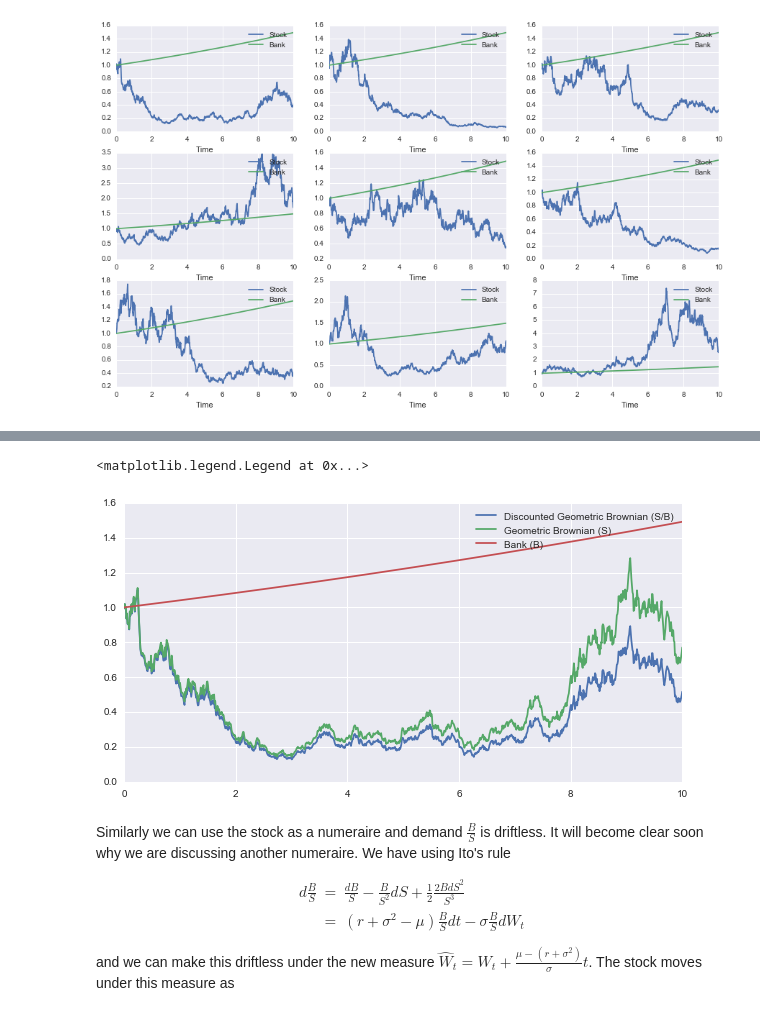
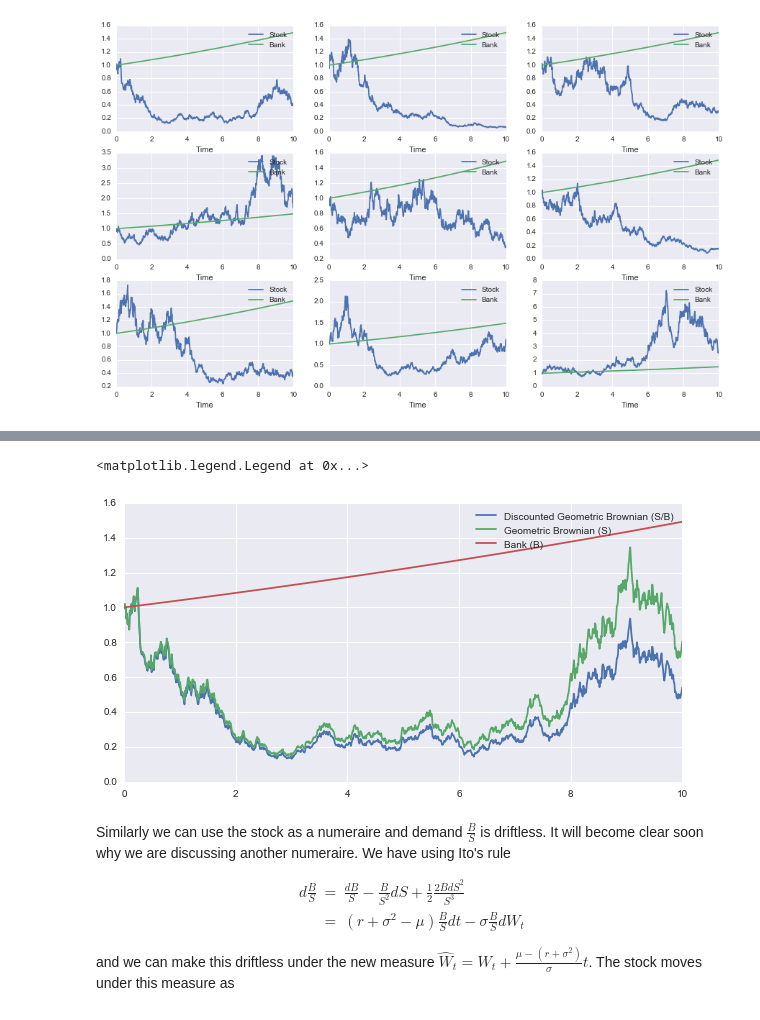
Before and after one commit to borundev/StochasticProcesses, a Jupyter notebook: GeometricBrownianMotion_and_EuropeanOptions.ipynb, the cells around one changed output, grey strips where cells are left out. Drawn from its saved outputs; the diff is of its cells as text; code cells hidden in the pictures.

```diff
--- a/GeometricBrownianMotion_and_EuropeanOptions.ipynb
+++ b/GeometricBrownianMotion_and_EuropeanOptions.ipynb
@@ -68,10 +80,7 @@ import matplotlib.pyplot as plt
 import seaborn as sns
 from IPython.core.pylabtools import figsize
 %matplotlib inline
-
 from MonteCarloPaths import Paths, WeinerPaths
-
-
 
 class GeometricWeinerPaths(Paths):
 
@@ -97,10 +106,8 @@ class GeometricWeinerPaths(Paths):
 
 
         for i in range(nsteps-1):
-            self.paths[:,i+1]=self.paths[:,i]*(1+self.mu*self.dt+self.sigma*self.dW*self.randoms[:,i])
-
-
-
+            #self.paths[:,i+1]=self.paths[:,i]*(1+self.mu*self.dt+self.sigma*self.dW*self.randoms[:,i])
+            self.paths[:,i+1]=self.paths[:,i]*np.exp( (self.mu-.5*self.sigma**2)*self.dt + self.sigma*self.dW*self.randoms[:,i])
 num_steps_weiner=1000
 sigma=1
 mu=.1
@@ -110,19 +117,9 @@ mu=.1
 ### Compare Brownian to Geometric Brownian **using same random steps ** ###
 ### Compare Geometric Brownian to Bank using same *average* growth rate
 
-
-
 # we use the same random number seed for the brownian and geometric brownian motion to be able to compare
 
-time_line=w.get_timeline()
-path_geometric_weiner=gw[0]
-
-
-
 figsize(10, 5)
-
-
-
 sigma=.4
 r=.04
 mu=r
@@ -130,12 +127,11 @@ mu=r
 gw=GeometricWeinerPaths(10,num_steps_weiner,1,mu=mu,sigma=sigma,seed=12)
 bank=GeometricWeinerPaths(10,num_steps_weiner,1,mu=r,sigma=0,seed=12)
 w=WeinerPaths(10,num_steps_weiner,1,mu=mu,sigma=sigma,seed=12)
-
+time_line=w.get_timeline()
 
 path_geometric_weiner=gw[0]
 path_weiner=w[0]
 path_bank=bank[0]
-
 
 plt.plot(time_line,path_geometric_weiner,label="Geometric Brownian")
 plt.plot(time_line,path_weiner,label="Brownian")
@@ -233,22 +229,25 @@ and thus the expectation above will be calculated with a lognormal distribution
 # %%
 sigma=.4
 r=.04
 mu=.1
 
 gw=GeometricWeinerPaths(10,num_steps_weiner,1,mu=mu,sigma=sigma,seed=12)
 bank=GeometricWeinerPaths(10,num_steps_weiner,1,mu=r,sigma=0,seed=12)
 
 
 path_geometric_weiner=gw[0]
 path_bank=bank[0]
 
+figsize(10,5)
+
+
 plt.plot(time_line,path_geometric_weiner/path_bank,label="Discounted Geometric Brownian (S/B)")
 plt.plot(time_line,path_geometric_weiner,label="Geometric Brownian (S)")
 plt.plot(time_line,path_bank,label="Bank (B)")
 plt.legend()
 # %% [output]
 <matplotlib.legend.Legend at 0x...>
-[figure, old version]
+[figure, new version]
 # %% [markdown]
 Similarly we can use the stock as a numeraire and demand $\frac{B}{S}$ is driftless. It will become clear soon why we are discussing another numeraire. We have using Ito's rule
 
```
Also changed, not shown: parts of 12 cells of this notebook.
